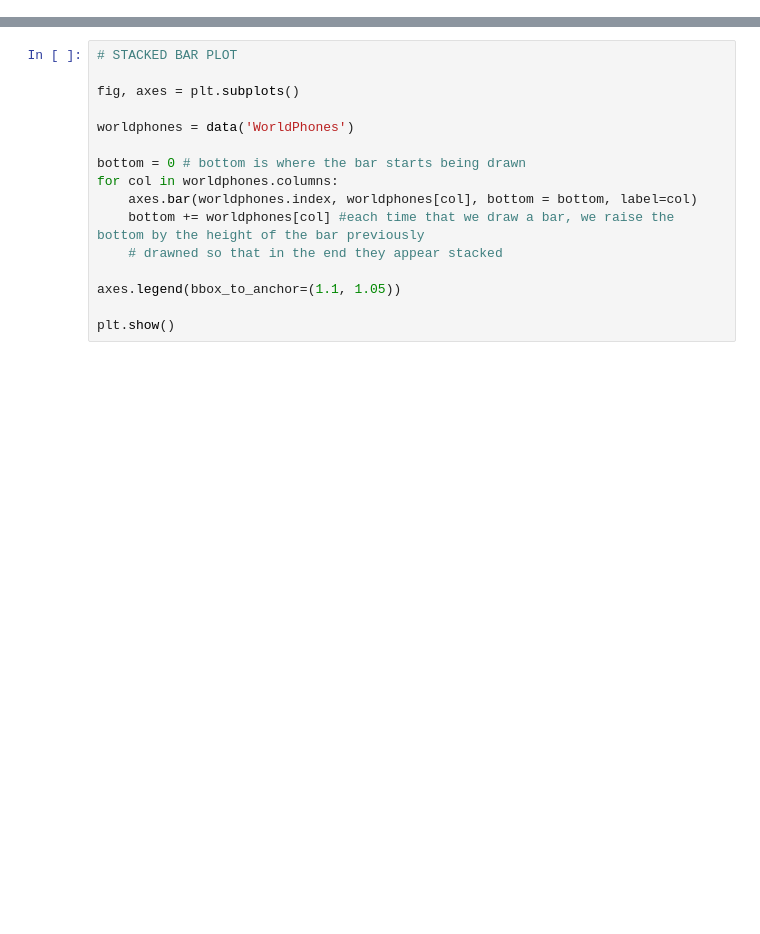
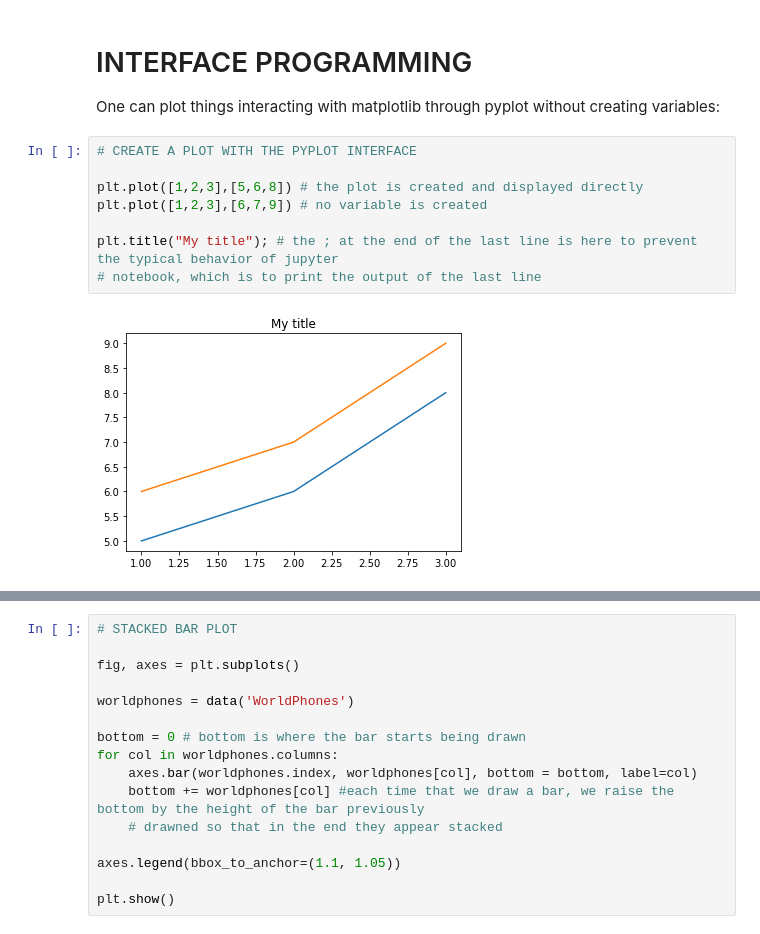
Before and after one commit to massardier/visualizations_python, a Jupyter notebook: pyplot.ipynb, the cells around one changed output, grey strips where cells are left out. Cells and saved outputs as stored; diff of their text form; blank space fills up the shorter version.

```diff
--- a/pyplot.ipynb
+++ b/pyplot.ipynb
@@ -568,0 +65,14 @@ plt.show()
+# %% [markdown]
+# INTERFACE PROGRAMMING
+
+One can plot things interacting with matplotlib through pyplot without creating variables:
+# %%
+# CREATE A PLOT WITH THE PYPLOT INTERFACE
+
+plt.plot([1,2,3],[5,6,8]) # the plot is created and displayed directly
+plt.plot([1,2,3],[6,7,9]) # no variable is created
+
+plt.title("My title"); # the ; at the end of the last line is here to prevent the typical behavior of jupyter
+# notebook, which is to print the output of the last line
+# %% [output]
+[figure, added]
```
Also changed, not shown: parts of 81 cells of this notebook, 15 other files.
